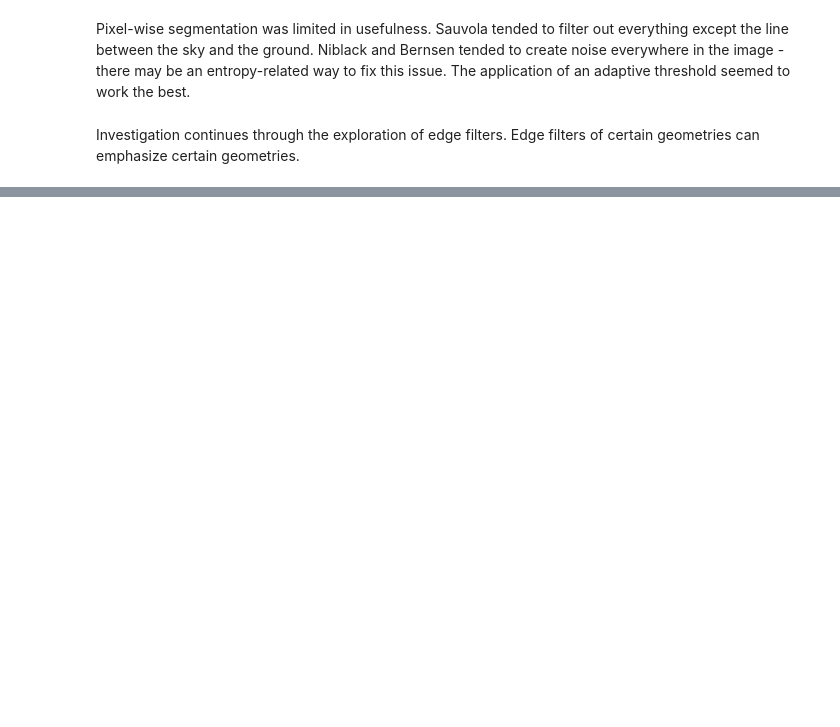
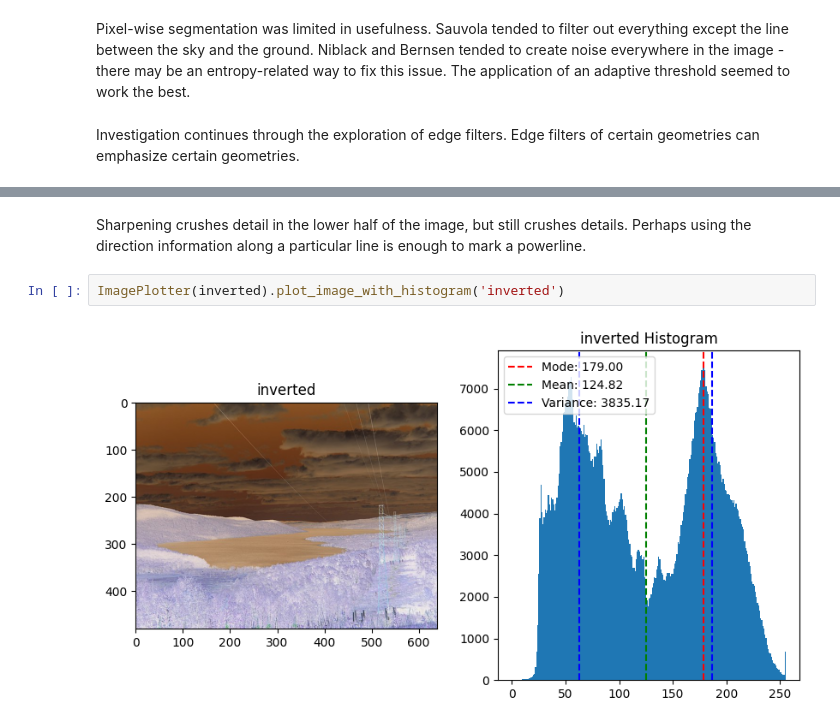
Before and after one commit to Mikerive/Color-Space, a Jupyter notebook: Power_Line_Project.ipynb, the cells around one changed output, grey strips where cells are left out. Saved outputs shown, nothing was run; the diff lists cells and outputs as text; blank space fills up the shorter version.

```diff
--- a/Power_Line_Project.ipynb
+++ b/Power_Line_Project.ipynb
@@ -148,0 +164,7 @@ diagonal2, diagonal2_path = ImageProcessor(inverted_path, folder_name, 'vdiagona
+# %% [markdown]
+Sharpening crushes detail in the lower half of the image, but still crushes details. Perhaps using the direction information along a particular line is enough to mark a
+powerline.
+# %%
+ImagePlotter(inverted).plot_image_with_histogram('inverted')
+# %% [output]
+[figure, added]
```
Also changed, not shown: parts of 28 cells of this notebook, 10 other files.
